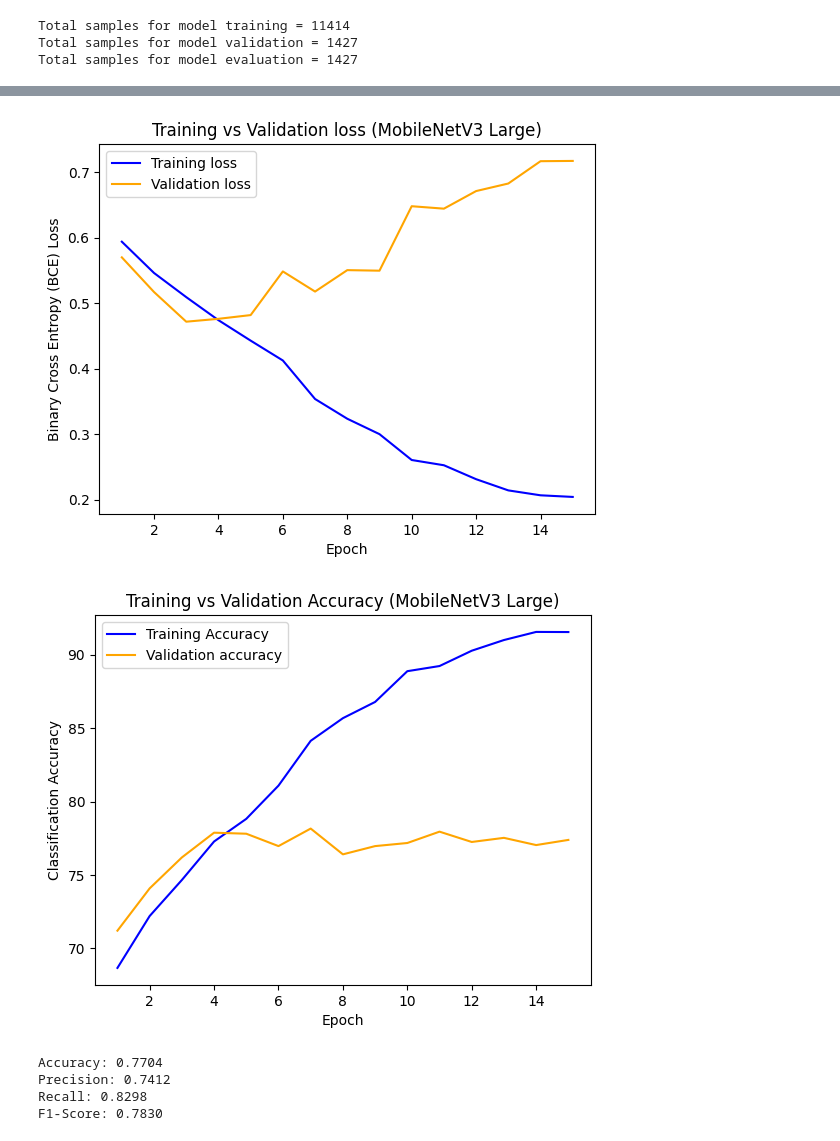
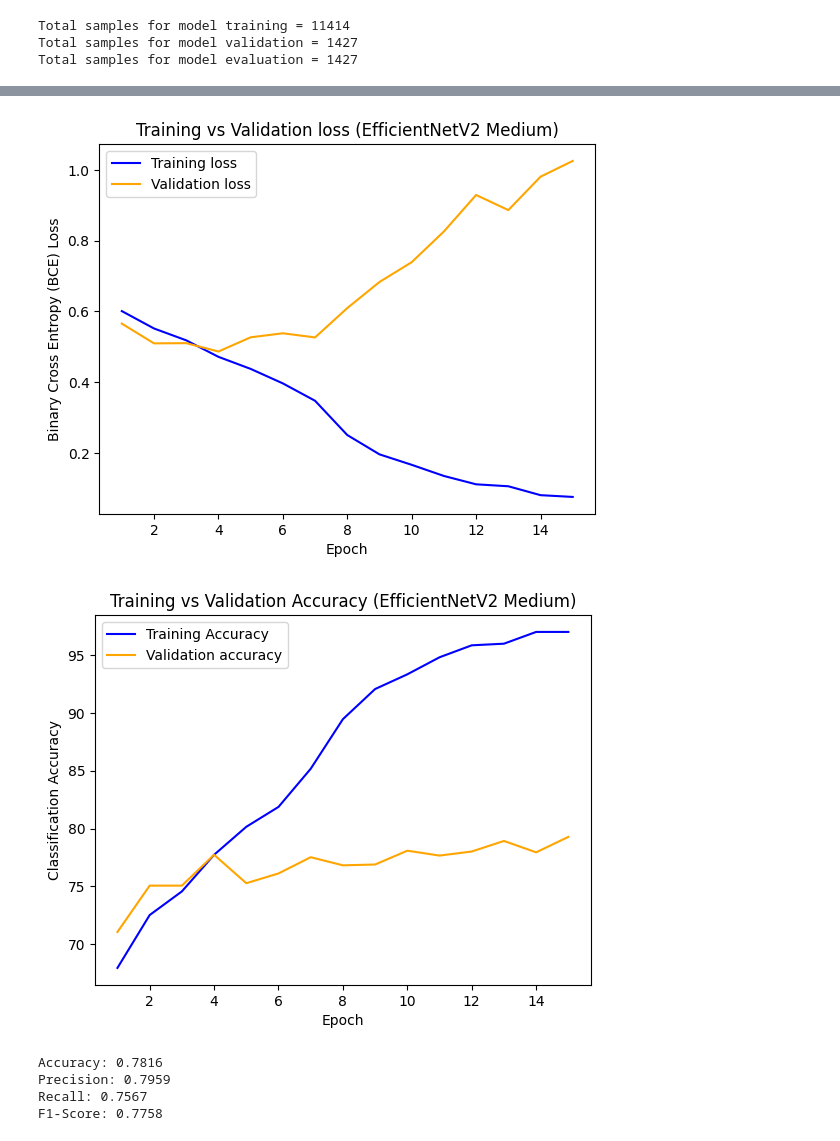
Before and after one commit to qivaijar/oracle-assignment-age-classifier, a Jupyter notebook: age_classifier.ipynb, the cells around one changed output, grey strips where cells are left out. Drawn from its saved outputs; the diff is of its cells as text; code cells hidden in the pictures.

Commit message:
Update: Training ready code (EfficientNetV2, MobileNetV3)

```diff
--- a/age_classifier.ipynb
+++ b/age_classifier.ipynb
@@ -440,7 +440,7 @@ class ImageDataset(Dataset):
         self.augment_prob = augment_prob
 
         # Get model-specific transform functions
-        weights = models.EfficientNet_V2_S_Weights.DEFAULT
+        weights = models.EfficientNet_V2_M_Weights.DEFAULT
         self.default_transformation = weights.transforms()
 
         # Random image augmentation and then transform the data
@@ -499,7 +499,7 @@ import torch.optim as optim
 class AgeClassifier(nn.Module):
     def __init__(self):
         super(AgeClassifier, self).__init__()
-        self.model = models.efficientnet_v2_s(weights=models.EfficientNet_V2_S_Weights.DEFAULT)
+        self.model = models.efficientnet_v2_m(weights=models.EfficientNet_V2_M_Weights.DEFAULT)
 
         # Correctly replace the classifier layer
         in_features = self.model.classifier[1].in_features
@@ -664,29 +665,29 @@ Checkpoint saved at: checkpoint_best_val_los.pth
 # %%
 # Plot training and validation loss
 total_epoch = len(training_loss)
 epoch = list(range(1, total_epoch+1))
 
 # Plot the training loss
 plt.plot(epoch, training_loss, label='Training loss', color='blue')  # Red line
 
 # Plot the validation loss
 plt.plot(epoch, validation_loss, label='Validation loss', color='orange')  # Green line
 
 # Adding labels
 plt.xlabel('Epoch')
 plt.ylabel('Binary Cross Entropy (BCE) Loss')
-plt.title('Training vs Validation loss (MobileNetV3 Large)')
+plt.title('Training vs Validation loss (EfficientNetV2 Medium)')
 
 # Show legend
 plt.legend()
 
 # Save the plot
 plt.savefig("train_val_loss.png", dpi=300, bbox_inches="tight")
 
 # Show the plot
 plt.show()
 # %% [output]
-[figure, old version]
+[figure, new version]
 # %%
 # Plot the training accuracy
 plt.plot(epoch, training_accuracy, label='Training Accuracy', color='blue')  # Red line
@@ -698,7 +699,7 @@ plt.plot(epoch, validation_accuracy, label='Validation accuracy', color='orange'
 # Adding labels
 plt.xlabel('Epoch')
 plt.ylabel('Classification Accuracy')
-plt.title('Training vs Validation Accuracy (MobileNetV3 Large)')
+plt.title('Training vs Validation Accuracy (EfficientNetV2 Medium)')
 
 # Show legend
 plt.legend()
@@ -709,7 +710,7 @@ plt.savefig("train_val_acc.png", dpi=300, bbox_inches="tight")
 # Show the plot
 plt.show()
 # %% [output]
-[figure, old version]
+[figure, new version]
 # %%
 # Perform model evaluation on testing data
 from sklearn.metrics import accuracy_score, precision_score, recall_score, f1_score
@@ -760,10 +761,10 @@ print(f'Precision: {precision:.4f}')
 print(f'Recall: {recall:.4f}')
 print(f'F1-Score: {f1:.4f}')
 # %% [output]
-Accuracy: 0.7704
-Precision: 0.7412
-Recall: 0.8298
-F1-Score: 0.7830
+Accuracy: 0.7816
+Precision: 0.7959
+Recall: 0.7567
+F1-Score: 0.7758
 # %%
 # Delete the dataset and Save the model
 !rm -rf AFAD-Full
```
Also changed, not shown: parts of 2 cells of this notebook.
